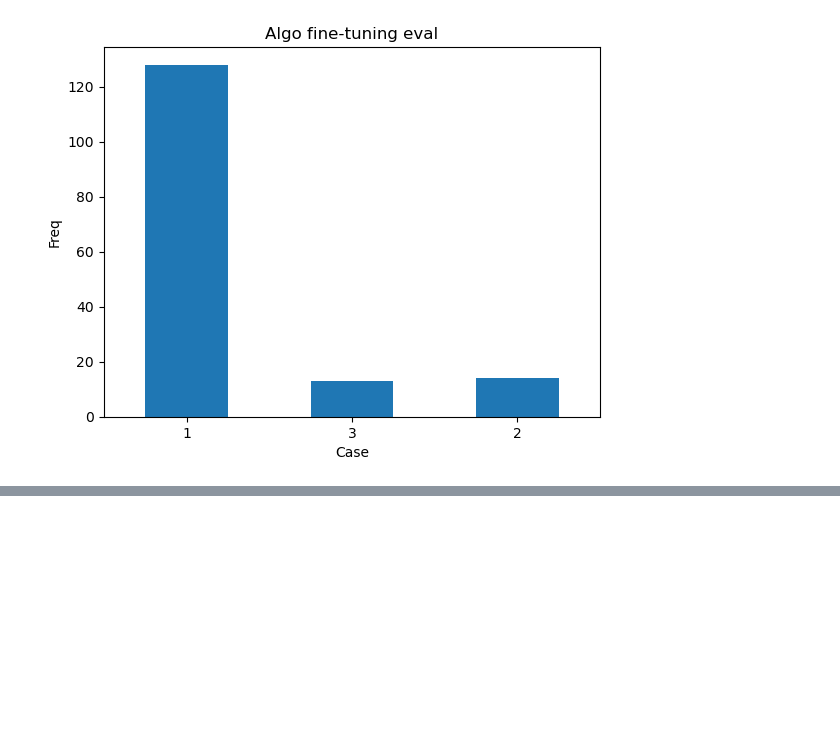
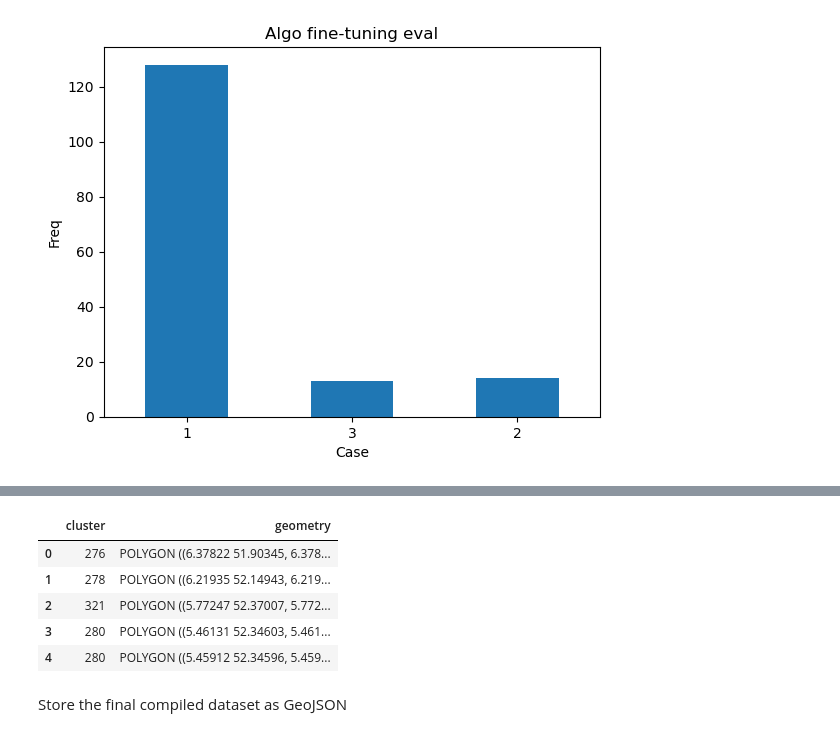
Before and after one commit to ciCciC/GeoGrids, a Jupyter notebook: notebooks/grid_reconstruction/compiling_footprint.ipynb, the cells around one changed output, grey strips where cells are left out. Cells and saved outputs as stored; diff of their text form; code cells hidden in the pictures; blank space fills up the shorter version.

```diff
--- a/notebooks/grid_reconstruction/compiling_footprint.ipynb
+++ b/notebooks/grid_reconstruction/compiling_footprint.ipynb
@@ -508,0 +622,12 @@ Merge all results into 1 consistent data
+# %%
+category_two = category_two.rename(columns={'id':'cluster'})
+category_two.head()
+# %% [output]
+|  | cluster | geometry |
+| 0 | 276 | POLYGON ((6.37822 51.90345, 6.378... |
+| 1 | 278 | POLYGON ((6.21935 52.14943, 6.219... |
+| 2 | 321 | POLYGON ((5.77247 52.37007, 5.772... |
+| 3 | 280 | POLYGON ((5.46131 52.34603, 5.461... |
+| 4 | 280 | POLYGON ((5.45912 52.34596, 5.459... |
+# %% [markdown]
+Store the final compiled dataset as GeoJSON
```
Also changed, not shown: parts of 35 cells of this notebook, 8 other files.
